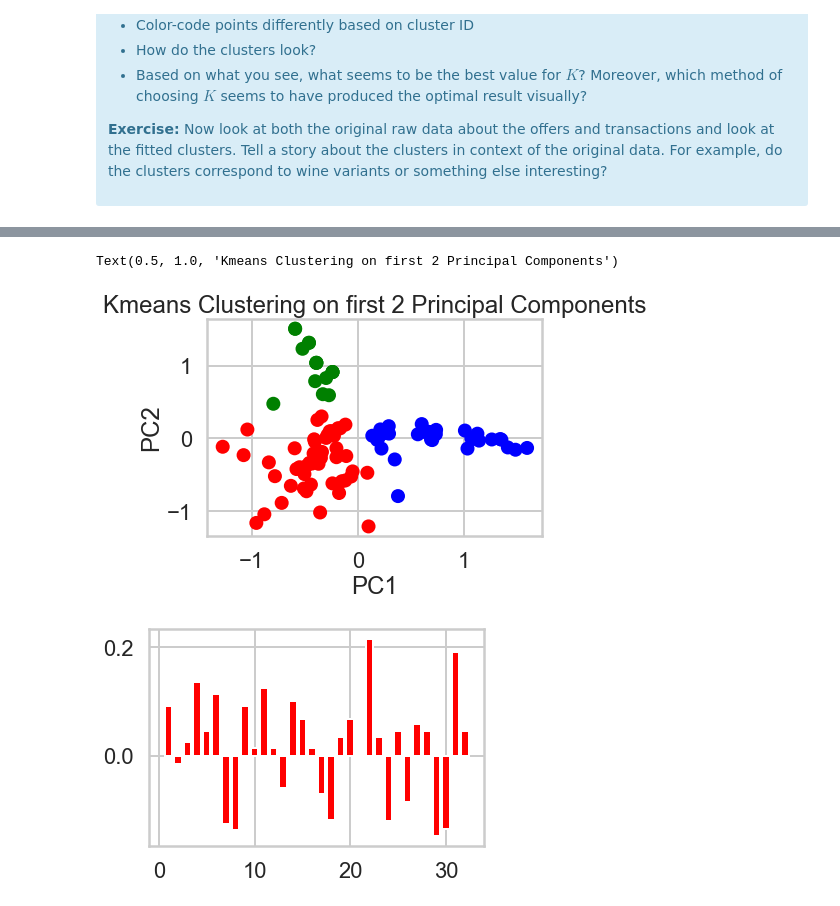
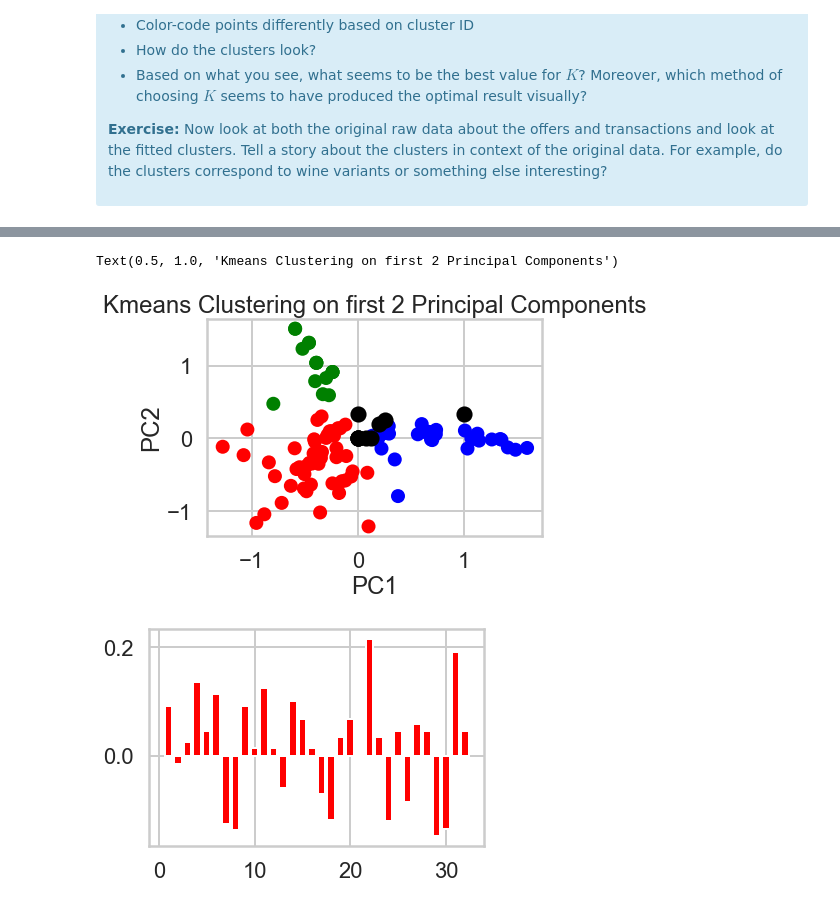
Before and after one commit to ehardwick2/Unsupervised_Learning, a Jupyter notebook: Clustering Case Study - Customer Segmentation with K-Means - Tier 3.ipynb, the cells around one changed output, grey strips where cells are left out. Saved outputs shown, nothing was run; the diff lists cells and outputs as text; code cells hidden in the pictures.

```diff
--- a/Clustering Case Study - Customer Segmentation with K-Means - Tier 3.ipynb
+++ b/Clustering Case Study - Customer Segmentation with K-Means - Tier 3.ipynb
@@ -169,18 +172,15 @@ ss = []
 #instantiate empty dict to hold cluster assignments for each value of K
 clusters = {}
 
-#list of K values we want to evaluate
-K_range = list(range(2,11))
-
-for K in K_range:
-    model = sklearn.cluster.KMeans(n_clusters = K, random_state=47)
-    cluster_assignments = model.fit_predict(X)
-    centers = model.cluster_centers_
+for K in range(2,11):
+    kmeans = KMeans(n_clusters = K, random_state=47)
+    cluster_assignments = kmeans.fit_predict(X)
+    centers = kmeans.cluster_centers_
     ss.append(np.sum((X-centers[cluster_assignments])**2))
     clusters[str(K)] = cluster_assignments
 
 plt.figure(figsize=(12,8))
-plt.plot(K_range, ss, marker='o')
+plt.plot(range(2,11), ss, marker='o')
 plt.xlabel("K")
 plt.ylabel("WCSS")
 plt.title("Within-Cluster Sum of Squared Distances vs K")
@@ -419,27 +428,29 @@ This is only one use of PCA for dimension reduction. We can also use PCA when we
 # %%
-import sklearn.decomposition
+from sklearn.decomposition import PCA
 import matplotlib.colors
 
 # assign variable model to sklearn.cluster.KMeans with n_clusters = 3
-model = sklearn.cluster.KMeans(n_clusters=3, random_state=47)
+#model = sklearn.cluster.KMeans(n_clusters=3, random_state=47)
 
 # Call fit_predict() on X
-cluster_assignments = model.fit_predict(X)
+#cluster_assignments = model.fit_predict(X)
 
 # visualize with colors.ListedColormap
 cmap = matplotlib.colors.ListedColormap(['red', 'green', 'blue'])
 
 # assign var pca to decomposition.PCA with n_components=2
-pca = sklearn.decomposition.PCA(n_components=2)
+pca = sklearn.decomposition.PCA(n_components=2, random_state=47)
 pc1, pc2 = zip(*pca.fit_transform(X))
 plt.scatter(pc1, pc2, c = cluster_assignments.tolist(), cmap=cmap)
-#plt.scatter(model.cluster_centers_[:,0], model.cluster_centers_[:,1], color='black', s=200, label='Centroids')
+plt.scatter(kmeans.cluster_centers_[:,0], kmeans.cluster_centers_[:,1], color='black', s=200, label='Centroids')
+# these do not seem to be where they should be (and there should only be 3). Not sure what is wrong here...
+
 plt.xlabel("PC1")
 plt.ylabel("PC2")
 plt.title("Kmeans Clustering on first 2 Principal Components")
 # %% [output]
 Text(0.5, 1.0, 'Kmeans Clustering on first 2 Principal Components')
-[figure, old version]
+[figure, new version]
 # %%
 # Plot count of offer_id in each cluster.
 # But, certain offers were used more than others in the original data.
```
Also changed, not shown: parts of 14 cells of this notebook.
